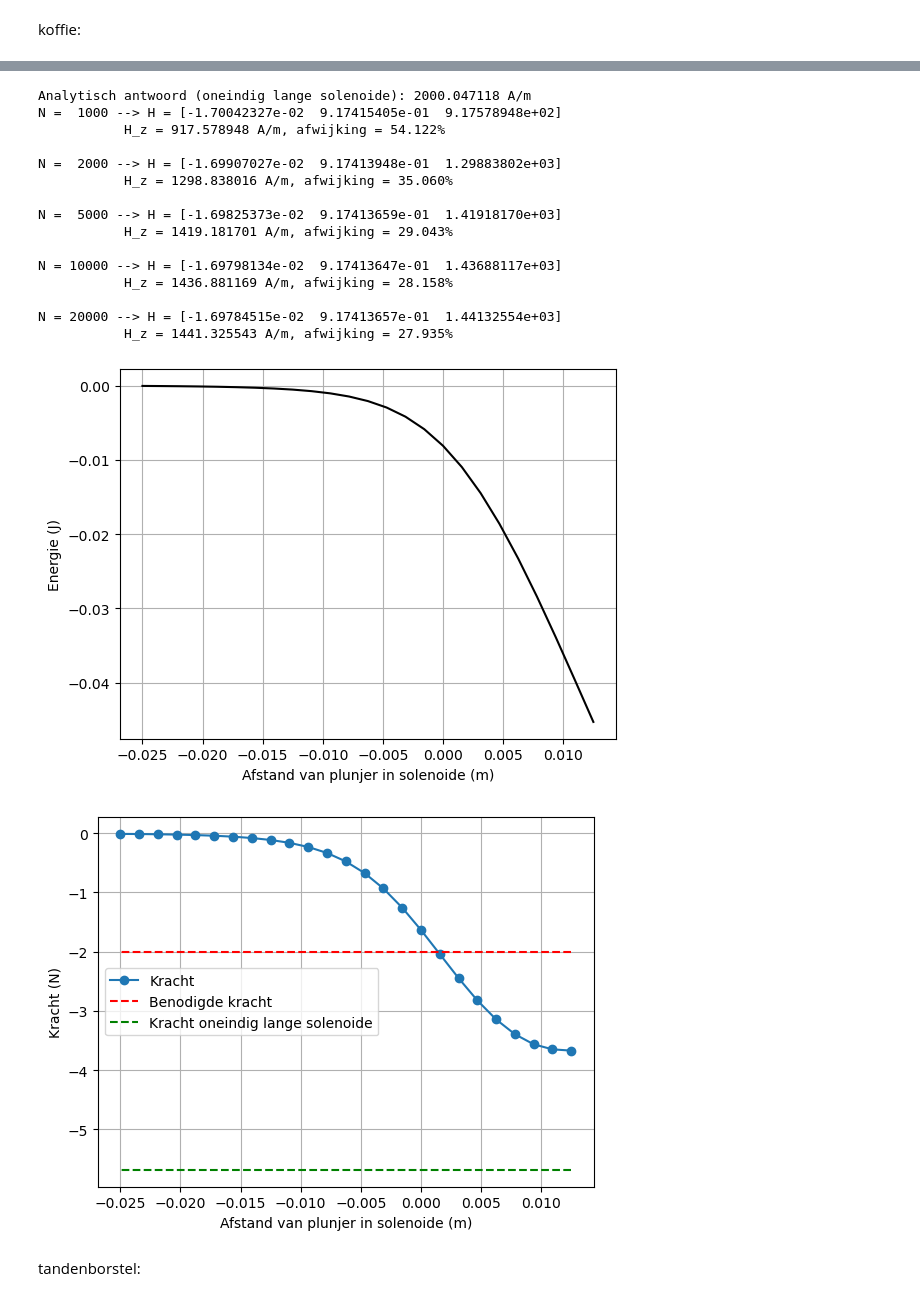
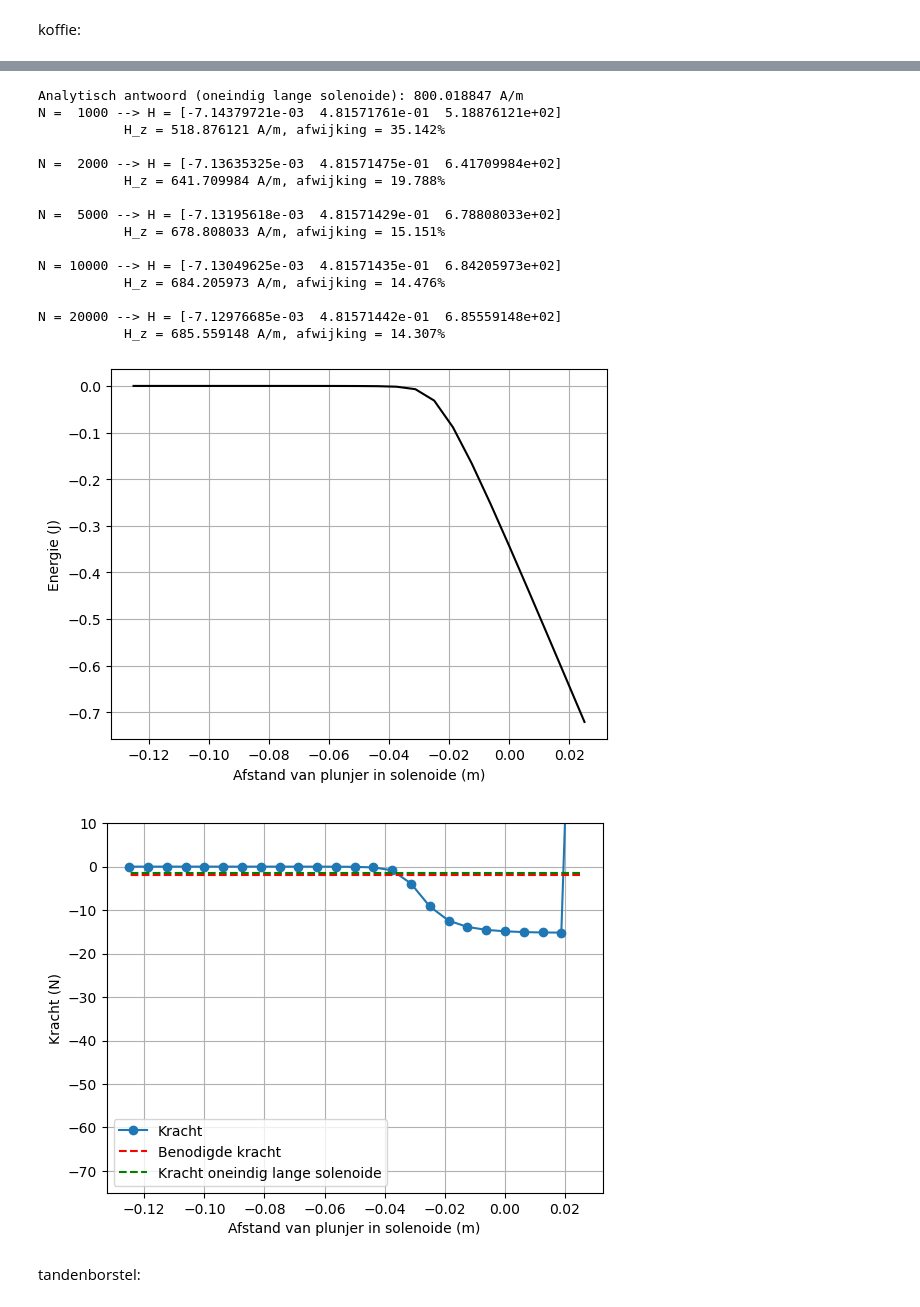
Before and after one commit to emmajuledrent/opdrachten-DEF-D, a Jupyter notebook: DigitaleOntwerpopdrachten/2KrachtactuatorOpdracht/KrachtactuatorOpdracht.ipynb, the cells around one changed output, grey strips where cells are left out. Drawn from its saved outputs; the diff is of its cells as text; code cells hidden in the pictures.

Commit message:
Alles aangepast, zou jij opdracht 19 kunnen aanpassen?

```diff
--- a/DigitaleOntwerpopdrachten/2KrachtactuatorOpdracht/KrachtactuatorOpdracht.ipynb
+++ b/DigitaleOntwerpopdrachten/2KrachtactuatorOpdracht/KrachtactuatorOpdracht.ipynb
@@ -522,18 +525,18 @@ a. Bereken het aantal omwentelingen van je draad, hierbij mag je aannemen dat de
 b. Bereken de $x$, $y$ en $z$ coordinaten.\
 c. Bereken de spoed, in eenheden van aantal omwentelingen per meter, en print dit.
 # %%
-# Kies hier de actuator waarvoor je de solenoide wilt modelleren
-# koffie-actuatorx
+# Deuractuator:
+
 # deze opdracht is in principe variabelen in de hierboven gegeven functie gooien
-l_draad = 18.85      # m   lengte draad
-r_sol = 0.012       # m   straal solenoide
-L_sol = 0.025       # m   lengte solenoide
+l_draad = 33.66      # m   lengte draad
+r_sol = 0.01      # m   straal solenoide
+L_sol = 0.1       # m   lengte solenoide
 
 # Aantal punten waarmee we de draad numeriek beschrijven
 # dit is niet het aantal omwentelingen, maar het aantal samplepunten
 # dit verandert hoe de figuur getekent wordt, als ik het goed heb, tekent hij
 # lijnen tussen alle punten en met meer punten lijkt het meer rond
-N = 5000
+N = 10000
 
 # a Aantal omwentelingen
 # Aanname uit de opdracht: lengte per winding ≈ omtrek van een cirkel
@@ -572,7 +575,7 @@ Bereken het veld in het midden van de solenoide en vergelijk het met het analyti
 # %%
 r_field = np.array([0.0, 0.0, 0.0])   # midden van de solenoide, hier willen
 # we het veld weten
-I = 0.223
+I = 0.5
 H_analytisch = spoed * I
 # theoretische waarde
 print(f"Analytisch antwoord (oneindig lange solenoide): {H_analytisch:.6f} A/m")
@@ -744,14 +724,10 @@ Voer opdrachten 15 en 16 uit voor jouw eigen gekozen toepassingen.
 # %% [markdown]
 koffie:
 # %%
-# we hebben volgensmij te veel gehardcoded voor de laatste paar opdrachten,
-# maar volgensmij werkt het wel, wel een beetje onhandig, hadden meer functies
-# moeten definieren
-
 # koffiezetapparaat
 l_draad = 18.85      # m   lengte draad
-r_sol = 0.012        # m   straal solenoide
-L_sol = 0.025        # m   lengte solenoide
+r_sol = 0.015        # m   straal solenoide
+L_sol = 0.05        # m   lengte solenoide
 
 N = 5000
 
@@ -803,20 +779,15 @@ plt.plot(L_sol/2 - z_ax, np.flipud(Wz), '-k')
 plt.xlabel('Afstand van plunjer in solenoide (m)'), plt.ylabel('Energie (J)'), plt.grid()
 plt.show()
 
-force_numerical = np.gradient(Wz, z_ax)
 
-force_analytical = -(mu_0 * mu_r * np.pi * r_sol**2 * aantal_omwentelingen**2 * I**2) / (2 * L_sol**2)
+force_analytical = -mu_0*mu_r*np.pi*r_sol**2*aantal_omwentelingen**2*I**2/2/L_sol**2 # Kracht uitrekenen numeriek
+force_numerical=np.diff(Wz, n=1, append=[0])/(z_ax[1] - z_ax[0]) # Kracht uitrekenen
 
-z_plot = L_sol/2 - z_ax
-force_plot = np.flipud(force_numerical)
-
-plt.plot(z_plot, force_plot, '-o', label='Kracht')
-plt.plot(z_plot, -2*np.ones_like(z_ax), '--r', label='Benodigde kracht')
-plt.plot(z_plot, force_analytical*np.ones_like(z_ax), '--g', label='Kracht oneindig lange solenoide')
-
-plt.xlabel('Afstand van plunjer in solenoide (m)')
-plt.ylabel('Kracht (N)')
-plt.grid()
-plt.legend()
+# Plotting the results
+plt.plot(L_sol/2 - z_ax, np.flipud(force_numerical), '-o', label='Kracht')
+plt.plot(L_sol/2 - z_ax, (-2)*np.ones(n_ax), '--r', label='Benodigde kracht')
+plt.plot(L_sol/2 - z_ax, force_analytical*np.ones(n_ax), '--g', label='Kracht oneindig lange solenoide')
+plt.xlabel('Afstand van plunjer in solenoide (m)'), plt.ylabel('Kracht (N)'), plt.grid(), plt.legend()
+plt.ylim([-75, 10])
 plt.show()
 # %% [output]
@@ -826,20 +797,20 @@ Spoed = 10000.24 omwentelingen per meter
-Analytisch antwoord (oneindig lange solenoide): 2000.047118 A/m
-N =  1000 --> H = [-1.70042327e-02  9.17415405e-01  9.17578948e+02]
-           H_z = 917.578948 A/m, afwijking = 54.122%
+Analytisch antwoord (oneindig lange solenoide): 800.018847 A/m
+N =  1000 --> H = [-7.14379721e-03  4.81571761e-01  5.18876121e+02]
+           H_z = 518.876121 A/m, afwijking = 35.142%
 
-N =  2000 --> H = [-1.69907027e-02  9.17413948e-01  1.29883802e+03]
-           H_z = 1298.838016 A/m, afwijking = 35.060%
+N =  2000 --> H = [-7.13635325e-03  4.81571475e-01  6.41709984e+02]
+           H_z = 641.709984 A/m, afwijking = 19.788%
 
-N =  5000 --> H = [-1.69825373e-02  9.17413659e-01  1.41918170e+03]
-           H_z = 1419.181701 A/m, afwijking = 29.043%
+N =  5000 --> H = [-7.13195618e-03  4.81571429e-01  6.78808033e+02]
+           H_z = 678.808033 A/m, afwijking = 15.151%
 
-N = 10000 --> H = [-1.69798134e-02  9.17413647e-01  1.43688117e+03]
-           H_z = 1436.881169 A/m, afwijking = 28.158%
+N = 10000 --> H = [-7.13049625e-03  4.81571435e-01  6.84205973e+02]
+           H_z = 684.205973 A/m, afwijking = 14.476%
 
-N = 20000 --> H = [-1.69784515e-02  9.17413657e-01  1.44132554e+03]
-           H_z = 1441.325543 A/m, afwijking = 27.935%
+N = 20000 --> H = [-7.12976685e-03  4.81571442e-01  6.85559148e+02]
+           H_z = 685.559148 A/m, afwijking = 14.307%
-[figure, old version]
+[figure, new version]
-[figure, old version]
+[figure, new version]
 # %% [markdown]
 tandenborstel:
 # %%
```
Also changed, not shown: parts of 14 cells of this notebook.
